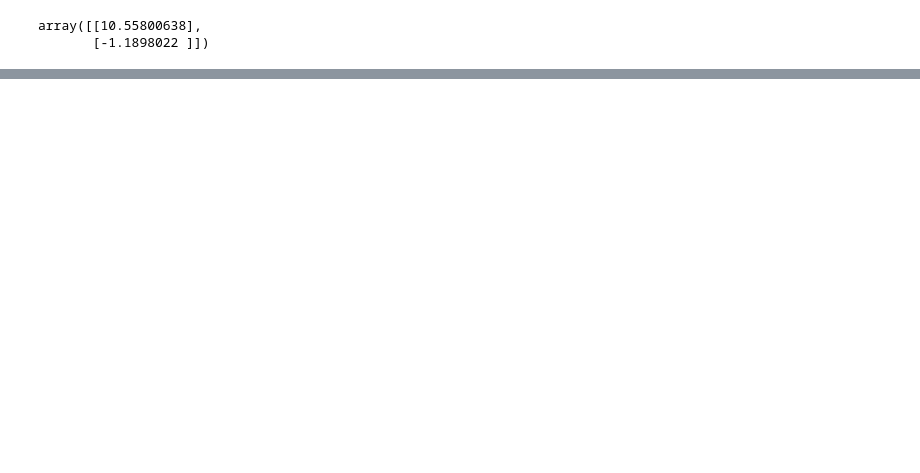
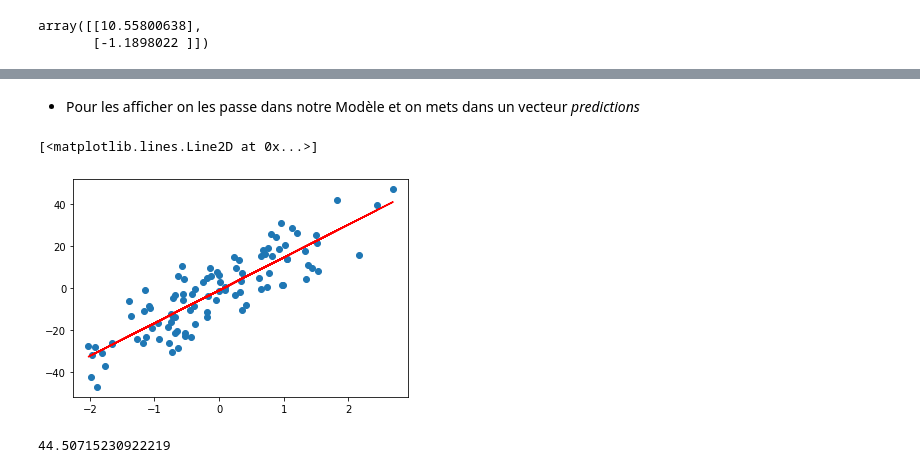
Before and after one commit to Syllaweg/Datascience_toolkit, a Jupyter notebook: Algo_from_scratch/regression_lineaire.ipynb, the cells around one changed output, grey strips where cells are left out. Saved outputs shown, nothing was run; the diff lists cells and outputs as text; code cells hidden in the pictures; blank space fills up the shorter version.

```diff
--- a/Algo_from_scratch/regression_lineaire.ipynb
+++ b/Algo_from_scratch/regression_lineaire.ipynb
@@ -158,0 +176,2 @@ array([[10.55800638],
+# %%
+param_theta_final_two = gradient_descent(X, y, param_theta, learning_rate=0.01, n_iter=700)
@@ -158,0 +185,14 @@ array([[10.55800638],
+# %% [markdown]
+- Pour les afficher on les passe dans notre Modèle et on mets dans un vecteur *predictions*
+# %%
+predictions = model(X, param_theta_final_two)
+
+plt.scatter(x, y)
+plt.plot(x, predictions, c='r')
+# %% [output]
+[<matplotlib.lines.Line2D at 0x...>]
+[figure, added]
+# %%
+cost_function(X, y, param_theta_final_two)
+# %% [output]
+44.50715230922219
```
Also changed, not shown: parts of 9 cells of this notebook.
